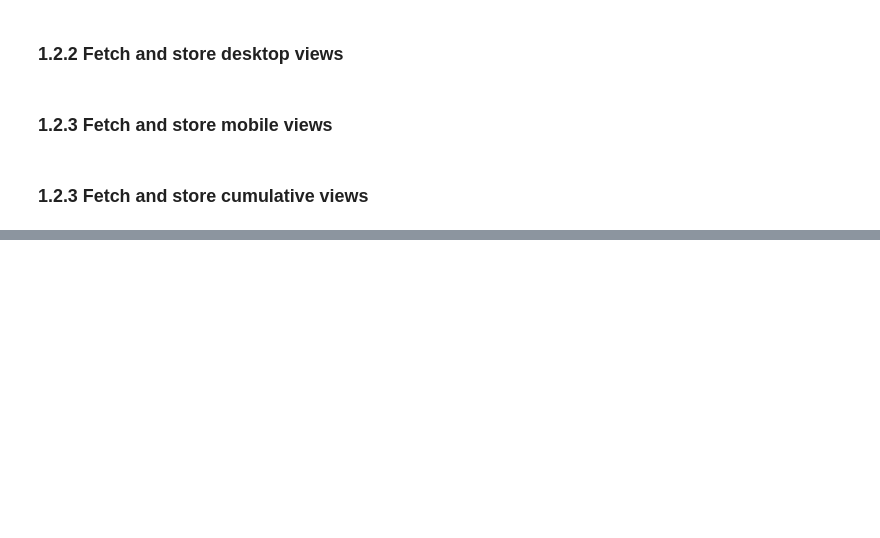
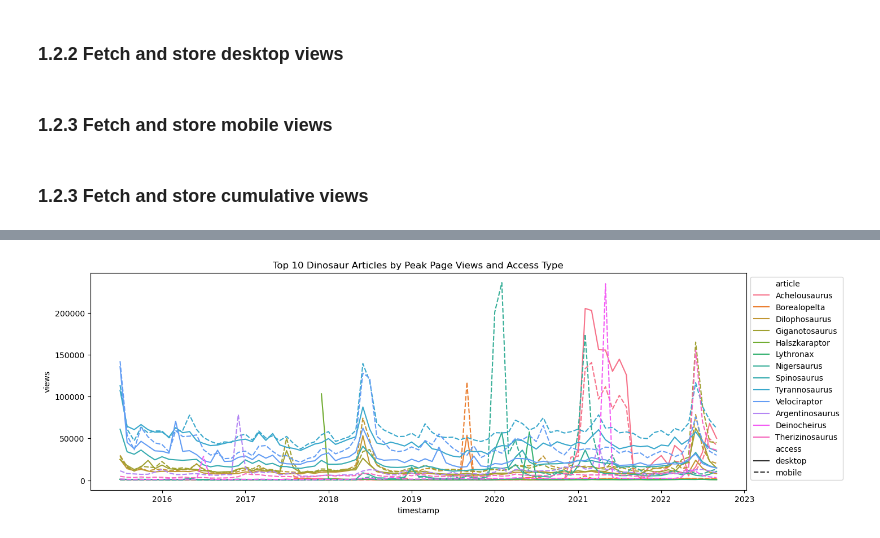
Before and after one commit to hbaghar/data-512-homework_1, a Jupyter notebook: HW1.ipynb, the cells around one changed output, grey strips where cells are left out. Drawn from its saved outputs; the diff is of its cells as text; code cells hidden in the pictures; blank space fills up the shorter version.

```diff
--- a/HW1.ipynb
+++ b/HW1.ipynb
@@ -238,0 +243,11 @@ with open(f"dino_monthly_cumulative_start{START_DATE_YM}-end{END_DATE_YM}.json",
+# %%
+def create_dataframe(results):
+    views = pd.DataFrame(columns=['project', 'article', 'granularity', 'timestamp', 'agent','views'])
+    for dino in results:
+        views = pd.concat([views,pd.DataFrame(dino)])
+    views['timestamp'] = pd.to_datetime(views['timestamp'], format='%Y%m%d%H')
+    return views
+
+views_desktop = create_dataframe(results_desktop)
+views_mobile = create_dataframe(results_mobile)
+views_cumulative = create_dataframe(results_cumulative)
@@ -238,0 +312,3 @@ with open(f"dino_monthly_cumulative_start{START_DATE_YM}-end{END_DATE_YM}.json",
+# %%
+top_10_dinos_desktop = views_desktop.groupby("article")["views"].agg('max').sort_values(ascending=False).head(10)
+top_10_dinos_desktop
@@ -238,0 +328,3 @@ with open(f"dino_monthly_cumulative_start{START_DATE_YM}-end{END_DATE_YM}.json",
+# %%
+top_10_dinos_mobile = views_mobile.groupby("article")["views"].agg('max').sort_values(ascending=False).head(10)
+top_10_dinos_mobile
@@ -238,0 +344,14 @@ with open(f"dino_monthly_cumulative_start{START_DATE_YM}-end{END_DATE_YM}.json",
+# %%
+top_10_desktop = views_desktop[views_desktop['article'].isin(top_10_dinos_desktop.index)]
+top_10_desktop = top_10_desktop.assign(access='desktop')
+top_10_mobile = views_mobile[views_mobile['article'].isin(top_10_dinos_mobile.index)]
+top_10_mobile = top_10_mobile.assign(access='mobile')
+
+top_10_df = pd.concat([top_10_desktop,top_10_mobile])
+# %%
+plt.figure(figsize=(15,5))
+ax = sns.lineplot(x="timestamp", y="views", hue="article", style="access", data=top_10_df, legend='full');
+sns.move_legend(ax, "upper left", bbox_to_anchor=(1, 1))
+plt.title("Top 10 Dinosaur Articles by Peak Page Views and Access Type");
+# %% [output]
+[figure, added]
```
Also changed, not shown: parts of 10 cells of this notebook.
